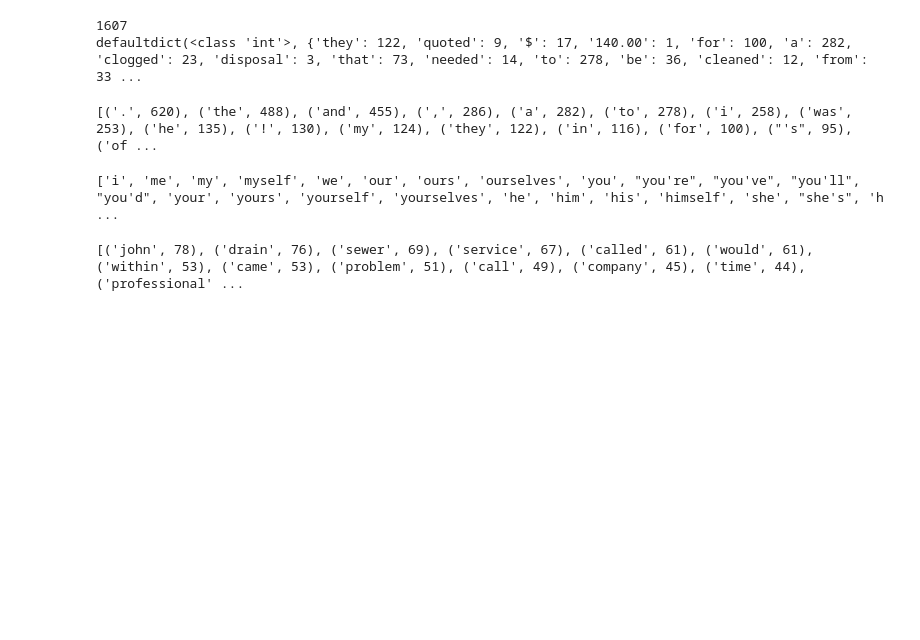
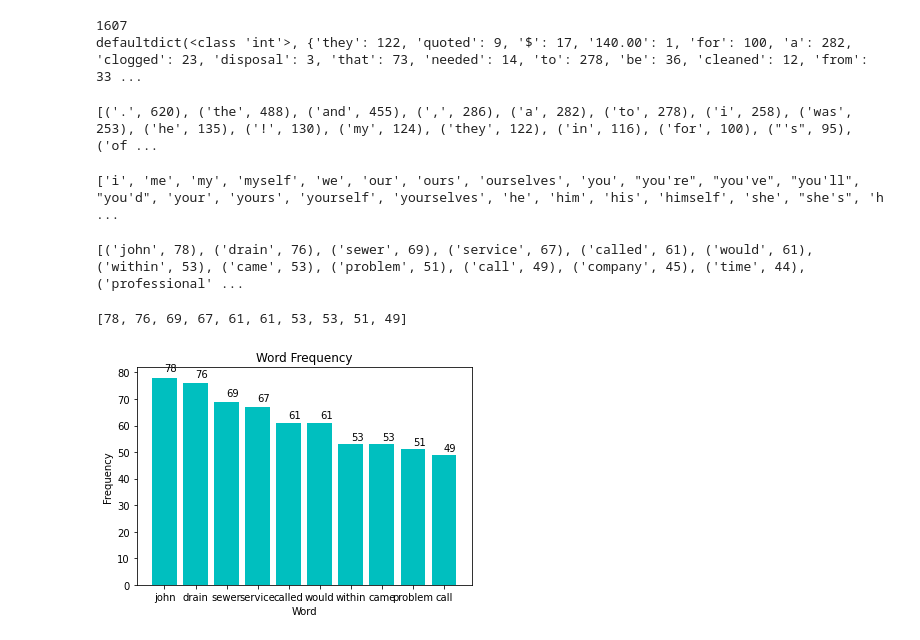
Before and after one commit to skywalker00001/TEXT_assignment, a Jupyter notebook: houy_data_processing.ipynb, the cells around one changed output. Saved outputs shown, nothing was run; the diff lists cells and outputs as text; code cells hidden in the pictures; blank space fills up the shorter version.

```diff
--- a/houy_data_processing.ipynb
+++ b/houy_data_processing.ipynb
@@ -123,3 +123,28 @@ for (key, value) in ordered_freq:
 print(exclude_stopwords_freq)
 # %% [output]
 [('john', 78), ('drain', 76), ('sewer', 69), ('service', 67), ('called', 61), ('would', 61), ('within', 53), ('came', 53), ('problem', 51), ('call', 49), ('company', 45), ('time', 44), ('professional' ...
+# %%
+def autolabel(rects):
+    for rect in rects:
+        height = rect.get_height()
+        plt.text(rect.get_x()+rect.get_width()/2., 1.03*height, "%i" % int(height))
+# %%
+
+x = []
+y = []
+
+for (key, value) in exclude_stopwords_freq[0:10]:
+    x.append(key)
+    y.append(value)
+#x =  exclude_stopwords_freq[0: 10][0]
+# y =  exclude_stopwords_freq[0: 10]
+print(y)
+
+autolabel(plt.bar(range(len(x)), y, color='c', align = 'center', tick_label=x) )
+plt.title('Word Frequency')
+plt.xlabel('Word')
+plt.ylabel('Frequency')
+plt.show()
+# %% [output]
+[78, 76, 69, 67, 61, 61, 53, 53, 51, 49]
+[figure, added]
```
Also changed, not shown: parts of 1 cell of this notebook.
